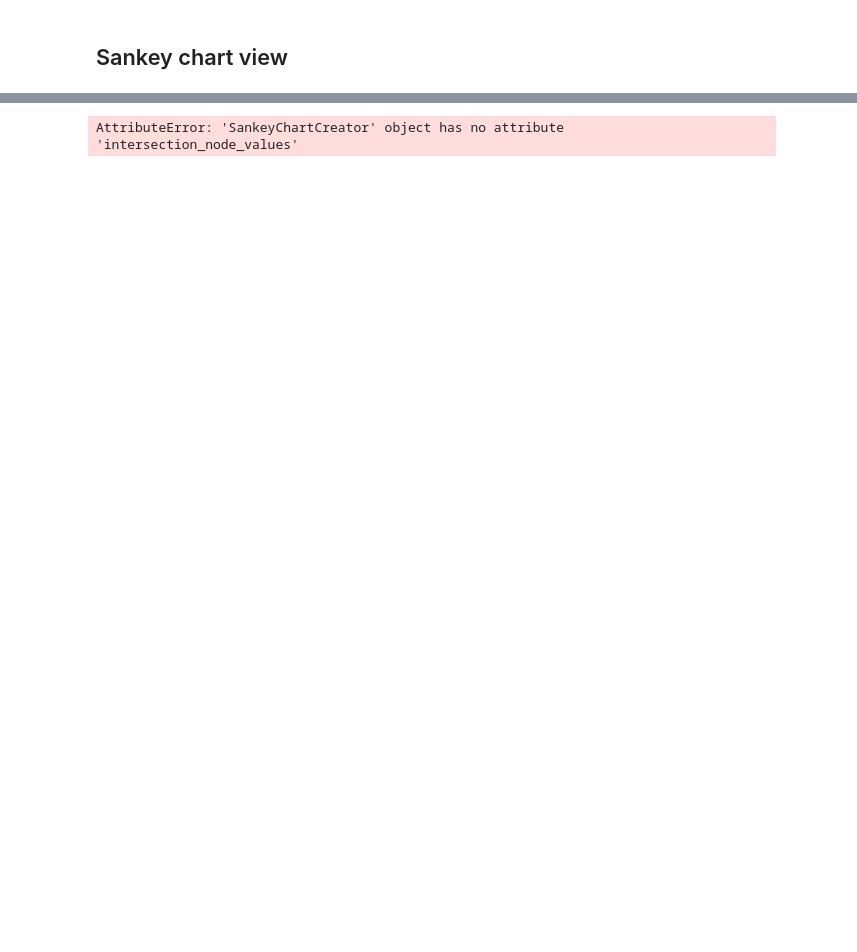
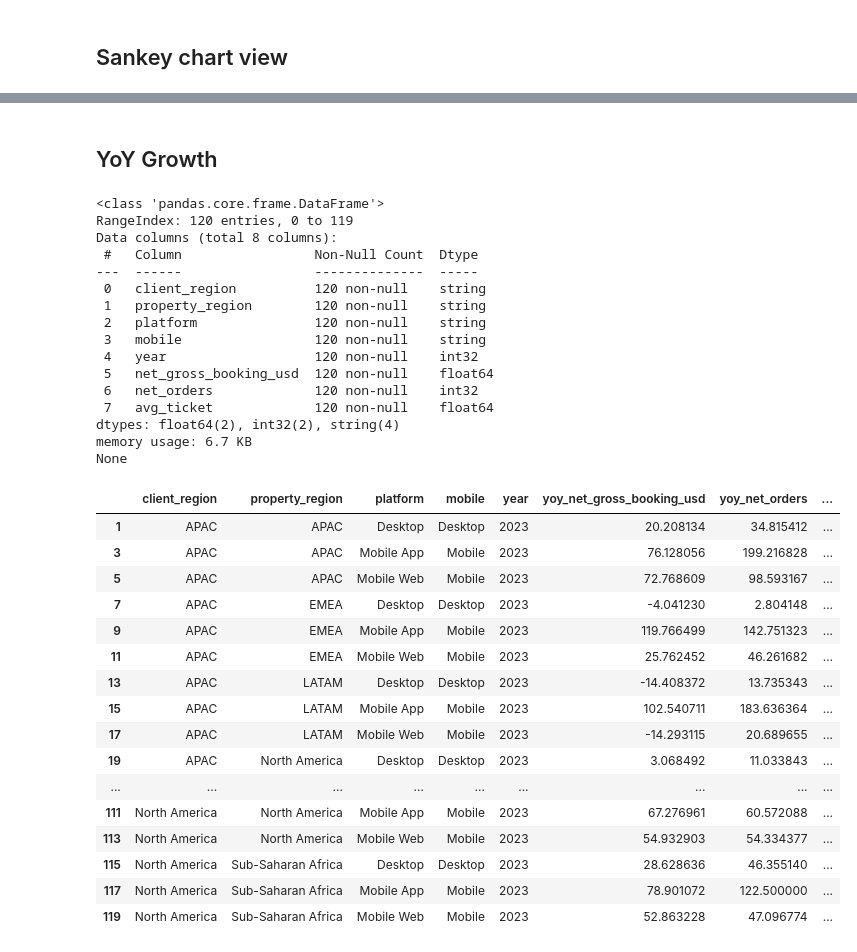
Before and after one commit to fontanads/analytics_case_202402, a Jupyter notebook: src/notebooks/mobile_analysis.ipynb, the cells around one changed output, grey strips where cells are left out. Saved outputs shown, nothing was run; the diff lists cells and outputs as text; code cells hidden in the pictures; blank space fills up the shorter version.

```diff
--- a/src/notebooks/mobile_analysis.ipynb
+++ b/src/notebooks/mobile_analysis.ipynb
@@ -216,12 +208,60 @@ sankey_chart_creator = SankeyChartCreator(
 )
 sankey_chart_creator.generate_sankey_chart()
-# %%
-(sankey_chart_creator.target_column,
-sankey_chart_creator.source_column,
-sankey_chart_creator.flow_column,
-sankey_chart_creator.source_nodes,
-sankey_chart_creator.target_nodes,
-sankey_chart_creator.intersection_node_values,
-sankey_chart_creator.all_node_values)
-# %% [output]
-AttributeError: 'SankeyChartCreator' object has no attribute 'intersection_node_values'
+# %% [markdown]
+## YoY Growth
+# %%
+def calc_yoy_over_dimensions(df, dimensions, date_cols):
+
+    metrics=["net_gross_booking_usd", "net_orders"]
+
+    df_yoy = df.groupby(dimensions + date_cols).agg({metric: 'sum' for metric in metrics}).reset_index()
+    df_yoy['avg_ticket'] = df_yoy['net_gross_booking_usd'] / df_yoy['net_orders']
+    metrics.append("avg_ticket")
+    print(df_yoy.info())
+
+    df_yoy = df_yoy.sort_values(dimensions + date_cols)
+    for metric in metrics:
+        df_yoy[f"yoy_{metric}"] = df_yoy.groupby(dimensions)[metric].pct_change() * 100
+
+    df_yoy = df_yoy.dropna(subset=[col for col in df_yoy.columns if 'yoy' in col]).drop(columns=metrics)
+    return df_yoy
+# %%
+dimensions = ["client_region", "property_region", "platform", "mobile"]
+date_cols = ["year"]
+
+df_yoy = calc_yoy_over_dimensions(df, dimensions, date_cols)
+df_yoy
+# %% [output]
+<class 'pandas.core.frame.DataFrame'>
+RangeIndex: 120 entries, 0 to 119
+Data columns (total 8 columns):
+ #   Column                 Non-Null Count  Dtype
+---  ------                 --------------  -----
+ 0   client_region          120 non-null    string
+ 1   property_region        120 non-null    string
+ 2   platform               120 non-null    string
+ 3   mobile                 120 non-null    string
+ 4   year                   120 non-null    int32
+ 5   net_gross_booking_usd  120 non-null    float64
+ 6   net_orders             120 non-null    int32
+ 7   avg_ticket             120 non-null    float64
+dtypes: float64(2), int32(2), string(4)
+memory usage: 6.7 KB
+None
+|  | client_region | property_region | platform | mobile | year | yoy_net_gross_booking_usd | yoy_net_orders | ... |
+| 1 | APAC | APAC | Desktop | Desktop | 2023 | 20.208134 | 34.815412 | ... |
+| 3 | APAC | APAC | Mobile App | Mobile | 2023 | 76.128056 | 199.216828 | ... |
+| 5 | APAC | APAC | Mobile Web | Mobile | 2023 | 72.768609 | 98.593167 | ... |
+| 7 | APAC | EMEA | Desktop | Desktop | 2023 | -4.041230 | 2.804148 | ... |
+| 9 | APAC | EMEA | Mobile App | Mobile | 2023 | 119.766499 | 142.751323 | ... |
+| 11 | APAC | EMEA | Mobile Web | Mobile | 2023 | 25.762452 | 46.261682 | ... |
+| 13 | APAC | LATAM | Desktop | Desktop | 2023 | -14.408372 | 13.735343 | ... |
+| 15 | APAC | LATAM | Mobile App | Mobile | 2023 | 102.540711 | 183.636364 | ... |
+| 17 | APAC | LATAM | Mobile Web | Mobile | 2023 | -14.293115 | 20.689655 | ... |
+| 19 | APAC | North America | Desktop | Desktop | 2023 | 3.068492 | 11.033843 | ... |
+| ... | ... | ... | ... | ... | ... | ... | ... | ... |
+| 111 | North America | North America | Mobile App | Mobile | 2023 | 67.276961 | 60.572088 | ... |
+| 113 | North America | North America | Mobile Web | Mobile | 2023 | 54.932903 | 54.334377 | ... |
+| 115 | North America | Sub-Saharan Africa | Desktop | Desktop | 2023 | 28.628636 | 46.355140 | ... |
+| 117 | North America | Sub-Saharan Africa | Mobile App | Mobile | 2023 | 78.901072 | 122.500000 | ... |
+| 119 | North America | Sub-Saharan Africa | Mobile Web | Mobile | 2023 | 52.863228 | 47.096774 | ... |
```
Also changed, not shown: parts of 19 cells of this notebook, 2 other files.
